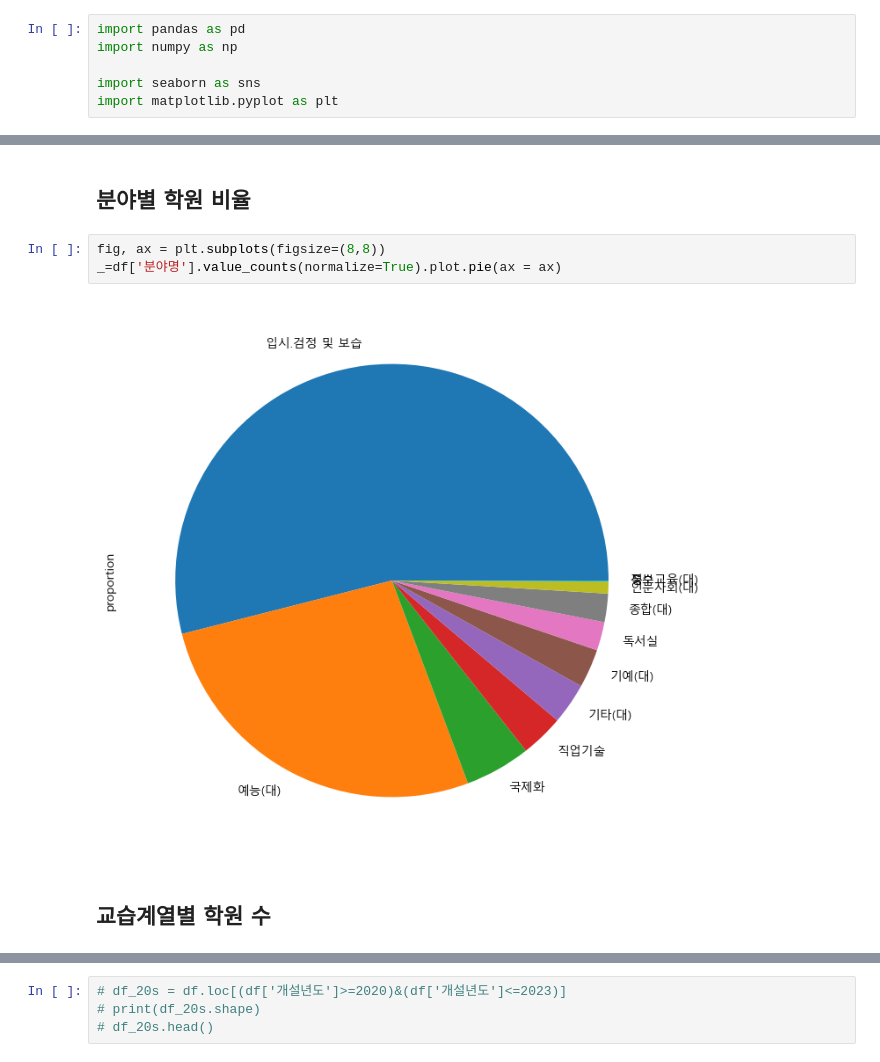
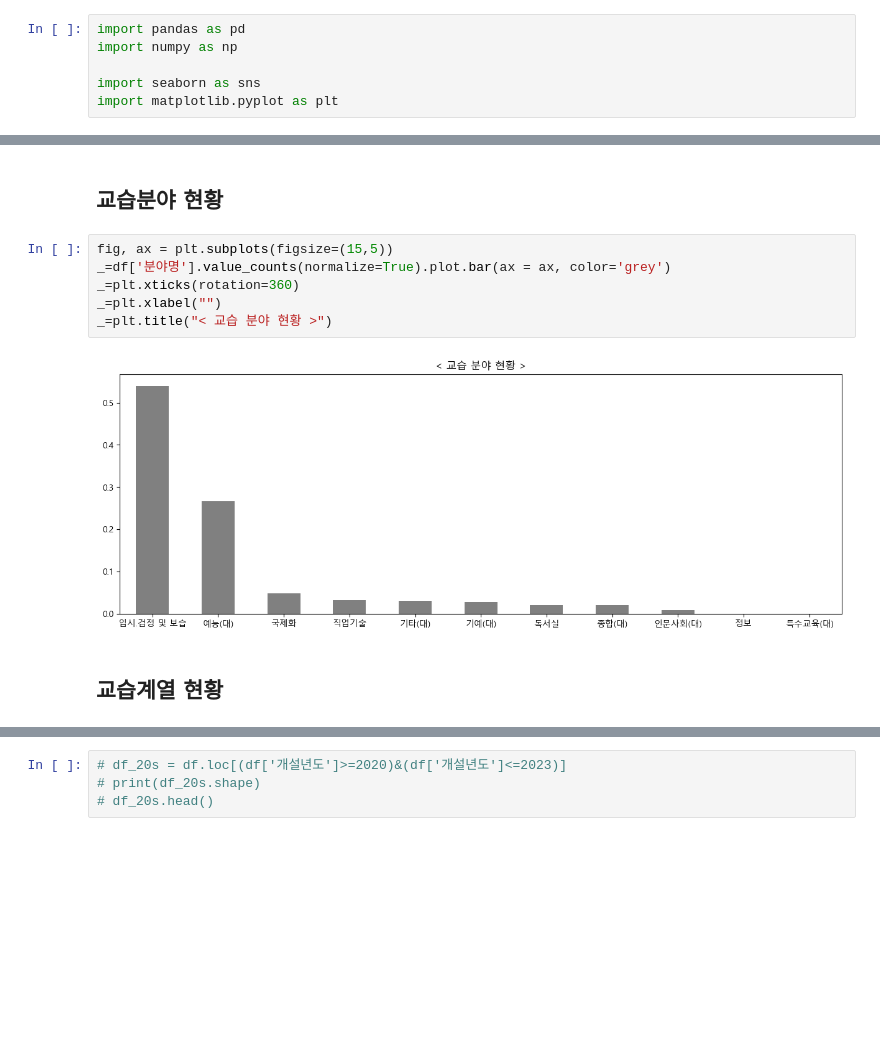
Before and after one commit to YoonseokChoi/EdTech, a Jupyter notebook: Data Analysis/Toy Projects/서울시 학원 교습소 분석/서울시 학원 교습소 분석.ipynb, the cells around one changed output, grey strips where cells are left out. Saved outputs shown, nothing was run; the diff lists cells and outputs as text; blank space fills up the shorter version.

```diff
--- a/Data Analysis/Toy Projects/서울시 학원 교습소 분석/서울시 학원 교습소 분석.ipynb
+++ b/Data Analysis/Toy Projects/서울시 학원 교습소 분석/서울시 학원 교습소 분석.ipynb
@@ -42,14 +53,17 @@ _=plt.title("< '구'별 컴퓨터학원 수 >")
 # %% [output]
 [figure]
 # %% [markdown]
-## 분야별 학원 비율
+## 교습분야 현황
 # %%
-fig, ax = plt.subplots(figsize=(8,8))
-_=df['분야명'].value_counts(normalize=True).plot.pie(ax = ax)
+fig, ax = plt.subplots(figsize=(15,5))
+_=df['분야명'].value_counts(normalize=True).plot.bar(ax = ax, color='grey')
+_=plt.xticks(rotation=360)
+_=plt.xlabel("")
+_=plt.title("< 교습 분야 현황 >")
 # %% [output]
-[figure, old version]
+[figure, new version]
 # %% [markdown]
-## 교습계열별 학원 수
+## 교습계열 현황
 # %%
 fig, ax = plt.subplots(figsize=(15,5))
 _=df['교습계열명'].value_counts().plot.bar(color='grey', ax=ax)
```
Also changed, not shown: parts of 30 cells of this notebook, 4 other files.
